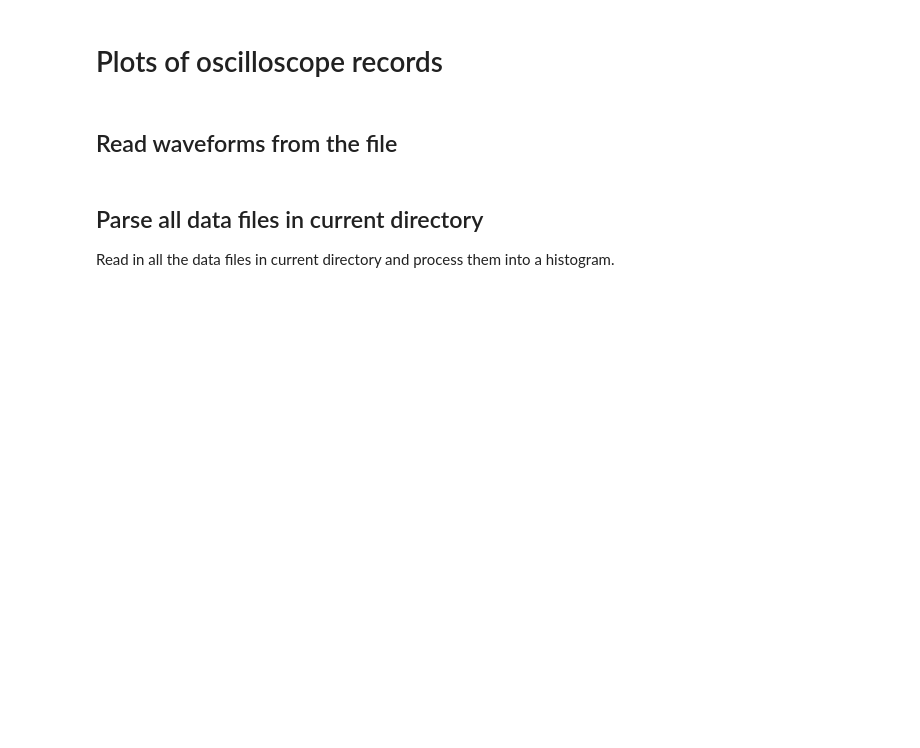
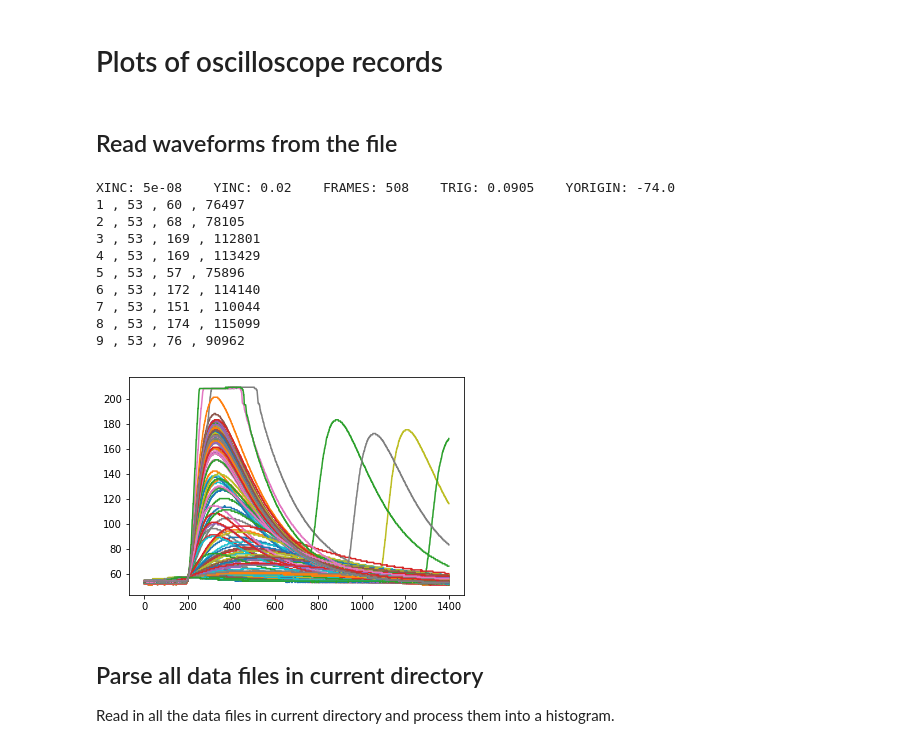
Before and after one commit to ODZ-UJF-AV-CR/osciloskop, a Jupyter notebook: osciloskop-hystogram.ipynb, the cells around one changed output. Cells and saved outputs as stored; diff of their text form; code cells hidden in the pictures; blank space fills up the shorter version.

```diff
--- a/osciloskop-hystogram.ipynb
+++ b/osciloskop-hystogram.ipynb
@@ -13,36 +13,48 @@ import numpy as np
 %matplotlib inline
 
 import matplotlib.pyplot as plt
 import sys
 import os
 import time
 import h5py
 import numpy as np
 
 
 with h5py.File('./data/data01.h5','r') as hf:
     #print('List of arrays in this file: \n', hf.keys())
     print 'XINC:', np.array(hf.get('XINC')), '   YINC:', np.array(hf.get('YINC')), '   FRAMES:', np.array(hf.get('FRAMES')), '   TRIG:', np.array(hf.get('TRIG')), '   YORIGIN:', np.array(hf.get('YORIGIN'))
     frames = np.array(hf.get('FRAMES'))
     for n in range(1,frames+1):
         data = hf.get(str(n))
-        np_data = 1.0*np.array(data)
-        np_data += 0.5*np.array(hf.get('YORIGIN'))
-        np_data = np.array(hf.get('YINC'))*np_data
+        np_data = np.array(data)
+        #np_data += 1*np.array(hf.get('YORIGIN'))
+        #np_data = np.array(hf.get('YINC'))*np_data
 
         plt.plot(np_data)
         #print np_data
         maximum = 0
         minimum = 255
         suma = 0
         for i in range(1400):
             if np_data[i] > maximum:
                 maximum = np_data[i]
             if np_data[i] < minimum:
                 minimum = np_data[i]
             suma = suma + np_data[i]
         if n<10:
             print n,',', minimum,',', maximum,',', suma
+# %% [output]
+XINC: 5e-08    YINC: 0.02    FRAMES: 508    TRIG: 0.0905    YORIGIN: -74.0
+1 , 53 , 60 , 76497
+2 , 53 , 68 , 78105
+3 , 53 , 169 , 112801
+4 , 53 , 169 , 113429
+5 , 53 , 57 , 75896
+6 , 53 , 172 , 114140
+7 , 53 , 151 , 110044
+8 , 53 , 174 , 115099
+9 , 53 , 76 , 90962
+[figure, added]
 # %% [markdown]
 ## Parse all data files in current directory
 Read in all the data files in current directory and process them into a histogram.
```
Also changed, not shown: parts of 4 cells of this notebook, 1 other file.
